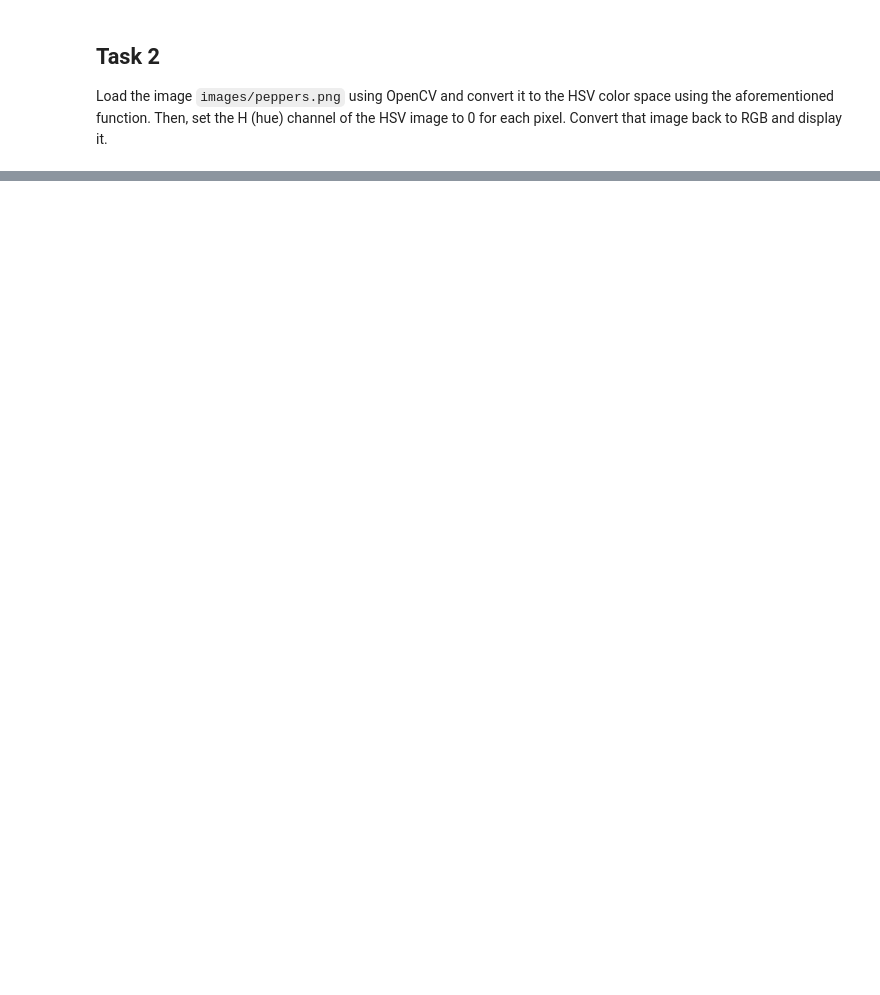
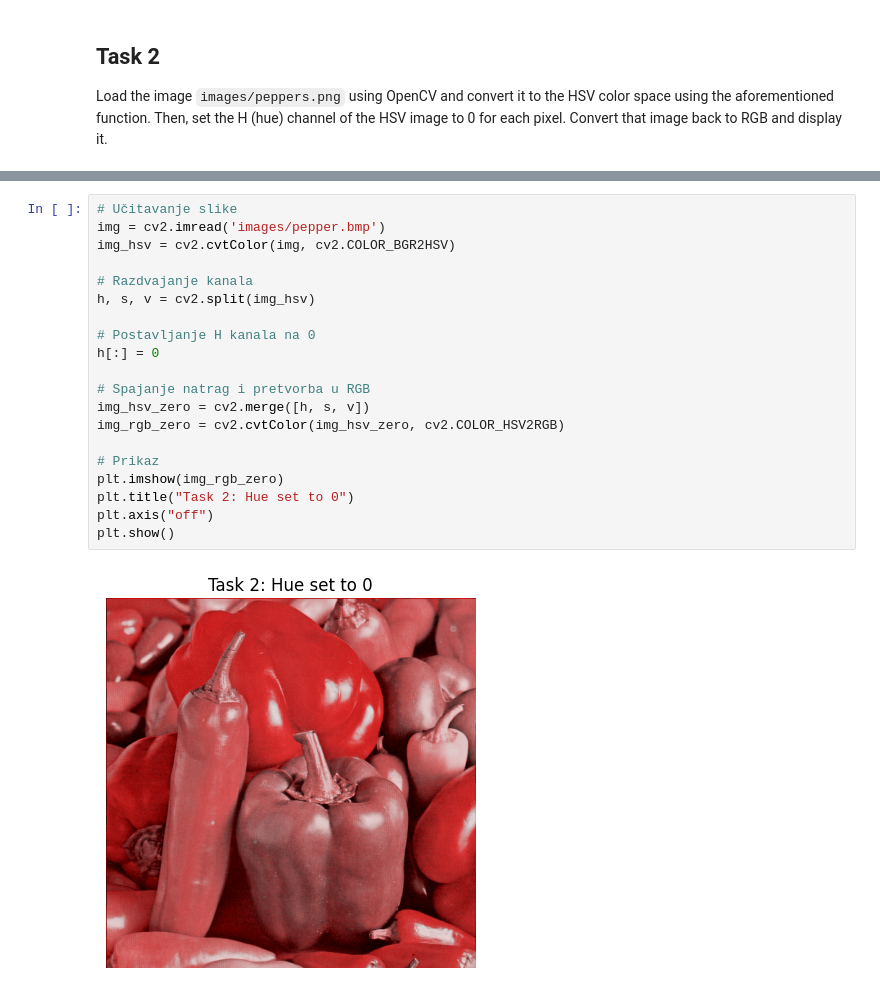
Before and after one commit to aljubic1/RacunalniVid_lab, a Jupyter notebook: lab1.ipynb, the cells around one changed output, grey strips where cells are left out. Drawn from its saved outputs; the diff is of its cells as text; blank space fills up the shorter version.

```diff
--- a/lab1.ipynb
+++ b/lab1.ipynb
@@ -312,0 +353,22 @@ Load the image `images/peppers.png` using OpenCV and convert it to the HSV color
+# %%
+# Učitavanje slike
+img = cv2.imread('images/pepper.bmp')
+img_hsv = cv2.cvtColor(img, cv2.COLOR_BGR2HSV)
+
+# Razdvajanje kanala
+h, s, v = cv2.split(img_hsv)
+
+# Postavljanje H kanala na 0
+h[:] = 0
+
+# Spajanje natrag i pretvorba u RGB
+img_hsv_zero = cv2.merge([h, s, v])
+img_rgb_zero = cv2.cvtColor(img_hsv_zero, cv2.COLOR_HSV2RGB)
+
+# Prikaz
+plt.imshow(img_rgb_zero)
+plt.title("Task 2: Hue set to 0")
+plt.axis("off")
+plt.show()
+# %% [output]
+[figure, added]
```
Also changed, not shown: parts of 4 cells of this notebook.
